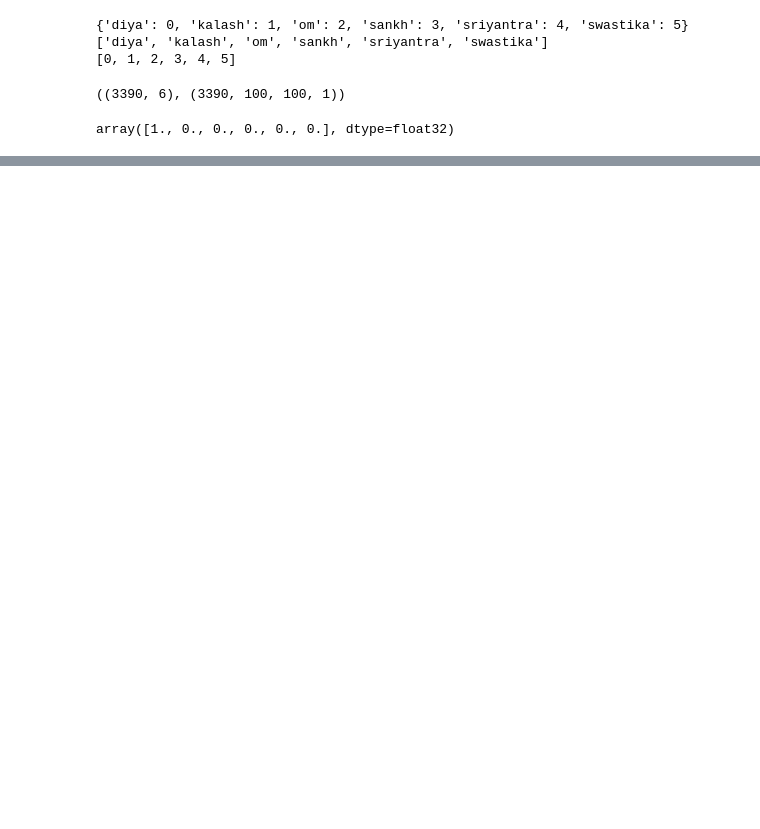
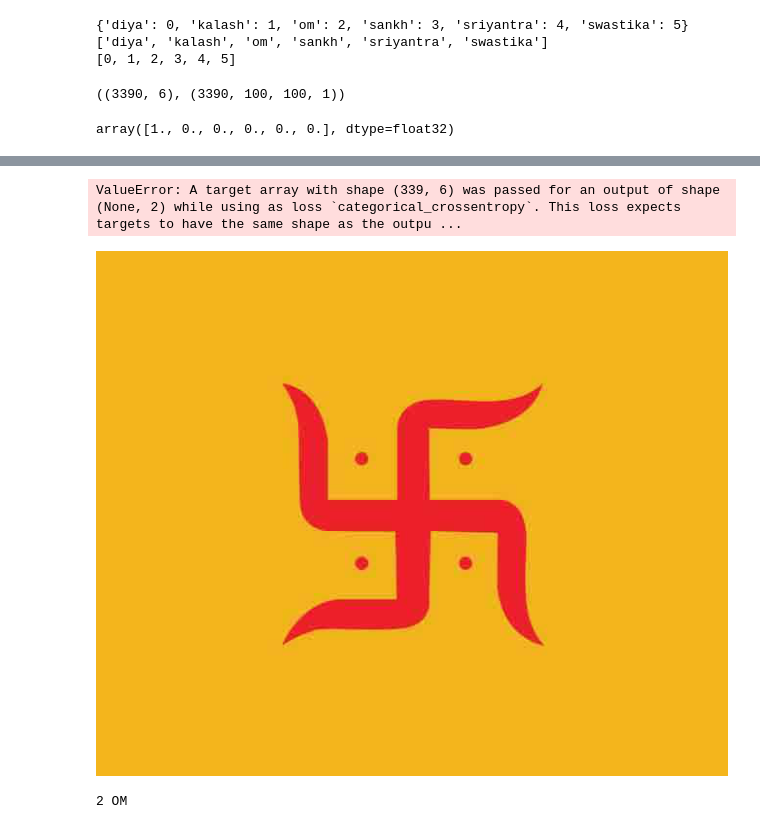
Before and after one commit to shreyashsmvdu1/vedic-symbol-recognizer-with-deep-learning, a Jupyter notebook: 6 part classifier.ipynb, the cells around one changed output, grey strips where cells are left out. Drawn from its saved outputs; the diff is of its cells as text; code cells hidden in the pictures; blank space fills up the shorter version.

```diff
--- a/6 part classifier.ipynb
+++ b/6 part classifier.ipynb
@@ -146,0 +139,32 @@ with open('data_path_pickle.pkl','rb') as f:
+# %%
+from tensorflow import keras
+model = keras.models.load_model('model-010.model')
+# %%
+print(model.evaluate(test_data,test_target))
+# %% [output]
+ValueError: A target array with shape (339, 6) was passed for an output of shape (None, 2) while using as loss `categorical_crossentropy`. This loss expects targets to have the same shape as the outpu ...
+# %%
+results={
+   0:'Diya',
+   1:'Kalash',
+   2:'OM',
+   3:'Sankh',
+   4:'Sriyantra',
+   5:'Swastik',
+
+}
+from PIL import Image
+import numpy as np
+im=Image.open("test.jpg")
+display(im)
+
+im=cv2.cvtColor(np.float32(im),cv2.COLOR_BGR2GRAY)
+
+im=cv2.resize(im,(img_size,img_size))
+im=np.resize(im,(1,100,100,1))
+im=np.array(im)/255.0
+pred=model.predict_classes([im])[0]
+print(pred,results[pred])
+# %% [output]
+[figure, added]
+2 OM
```
Also changed, not shown: parts of 9 cells of this notebook, 14 other files.
